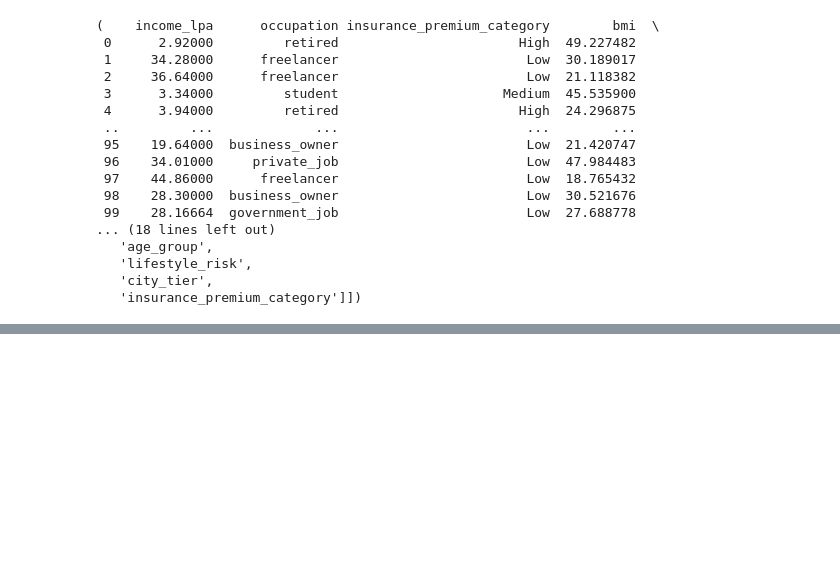
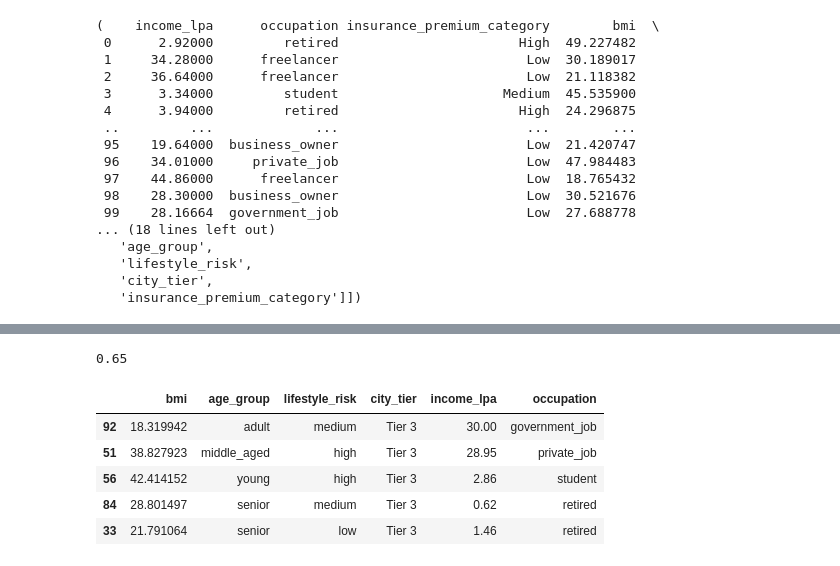
Before and after one commit to tashfeen786/PatientsManagementSystem, a Jupyter notebook: fastapi_ml_model.ipynb, the cells around one changed output, grey strips where cells are left out. Cells and saved outputs as stored; diff of their text form; code cells hidden in the pictures; blank space fills up the shorter version.

```diff
--- a/fastapi_ml_model.ipynb
+++ b/fastapi_ml_model.ipynb
@@ -106,0 +158,5 @@ df_feat.drop(columns= ['age', 'weight', 'height', 'smoker','city']), [['income_l
+# %%
+
+# Split data and train model
+X_train, X_test, y_train, y_test = train_test_split(X, y, test_size=0.2, random_state=1)
+pipeline.fit(X_train, y_train)
@@ -106,0 +172,15 @@ df_feat.drop(columns= ['age', 'weight', 'height', 'smoker','city']), [['income_l
+# %%
+# Predict and evaluate
+y_pred = pipeline.predict(X_test)
+accuracy_score(y_test, y_pred)
+# %% [output]
+0.65
+# %%
+X_test.sample(5)
+# %% [output]
+|  | bmi | age_group | lifestyle_risk | city_tier | income_lpa | occupation |
+| 92 | 18.319942 | adult | medium | Tier 3 | 30.00 | government_job |
+| 51 | 38.827923 | middle_aged | high | Tier 3 | 28.95 | private_job |
+| 56 | 42.414152 | young | high | Tier 3 | 2.86 | student |
+| 84 | 28.801497 | senior | medium | Tier 3 | 0.62 | retired |
+| 33 | 21.791064 | senior | low | Tier 3 | 1.46 | retired |
```
Also changed, not shown: parts of 9 cells of this notebook.
